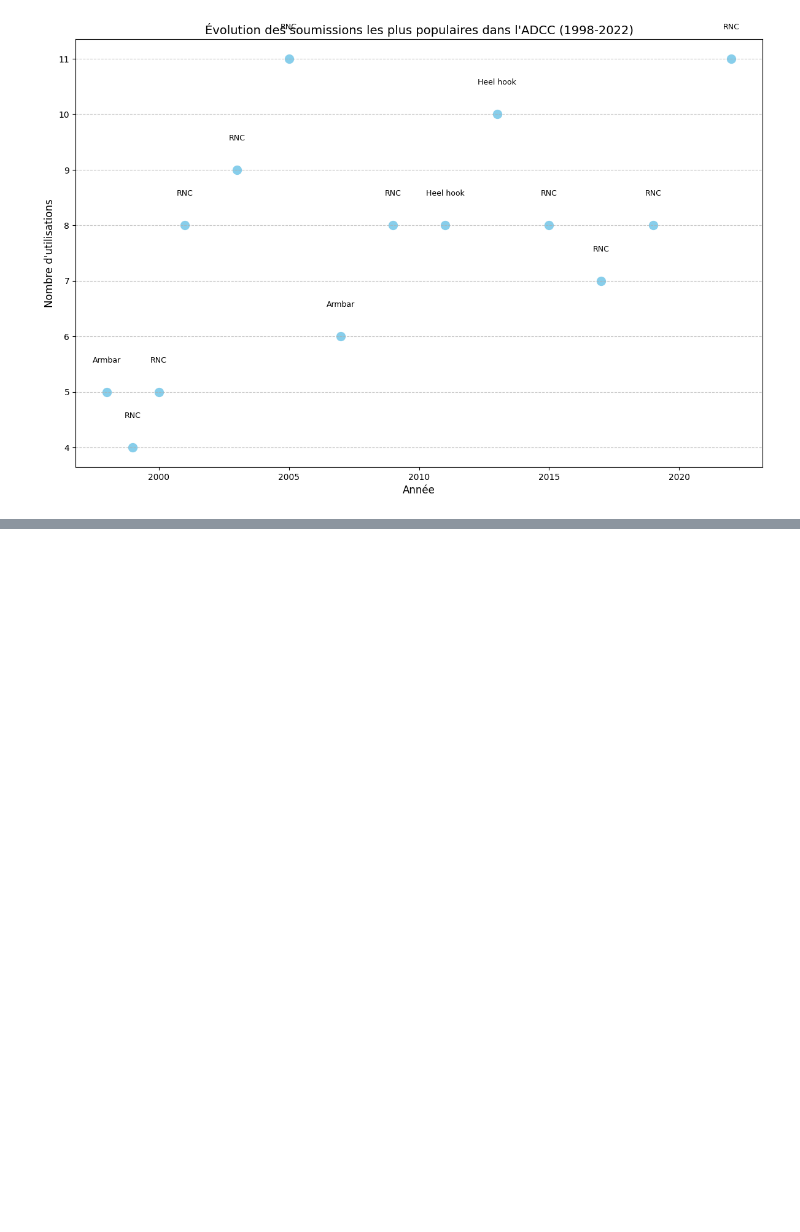
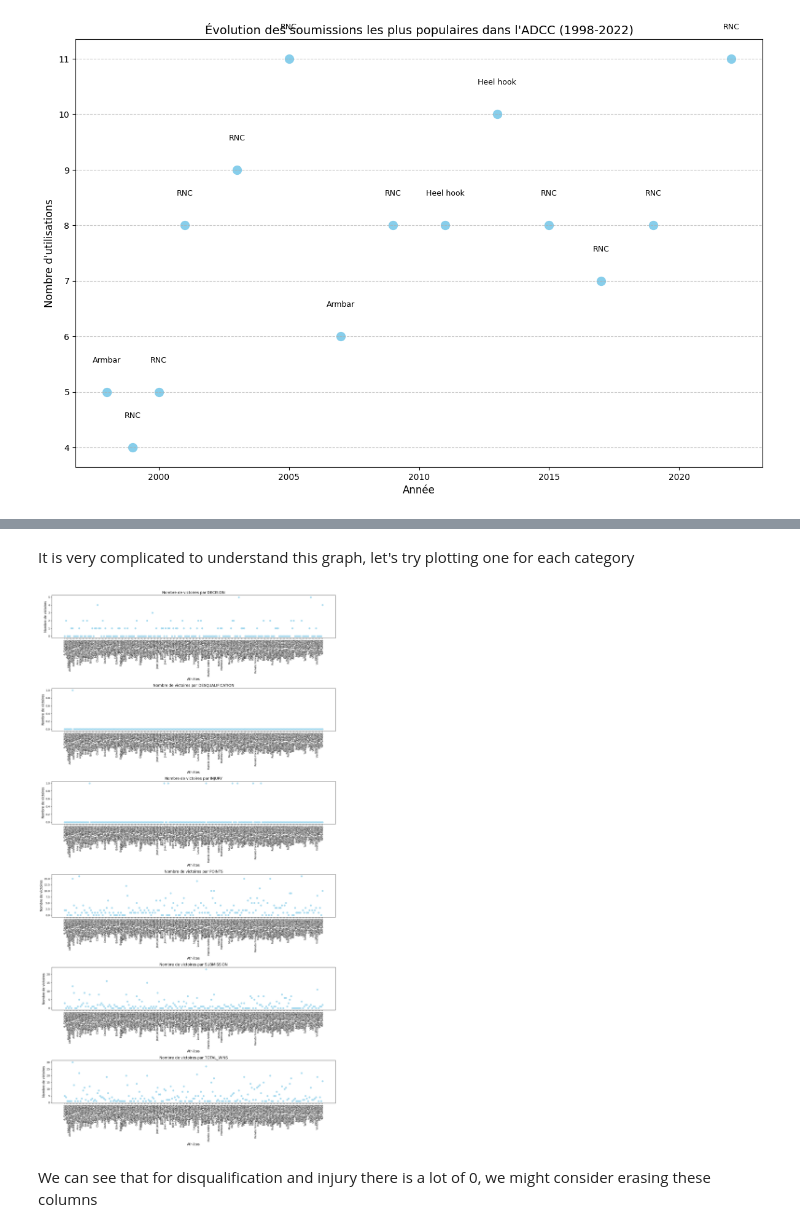
Before and after one commit to iliasak47/adcc, a Jupyter notebook: Clustering_ADCC.ipynb, the cells around one changed output, grey strips where cells are left out. Saved outputs shown, nothing was run; the diff lists cells and outputs as text; code cells hidden in the pictures; blank space fills up the shorter version.

```diff
--- a/Clustering_ADCC.ipynb
+++ b/Clustering_ADCC.ipynb
@@ -314,0 +412,21 @@ plt.show()
+# %% [markdown]
+It is very complicated to understand this graph, let's try plotting one for each category
+# %%
+# Create a figure with as much graphics as types of victory
+fig, axes = plt.subplots(len(pivoted.columns), 1, figsize=(16, 30))
+
+# A visualization for each type of victory
+for i, win_type in enumerate(pivoted.columns):
+    axes[i].scatter(pivoted.index, pivoted[win_type], alpha=0.7, color='skyblue')
+    axes[i].set_title(f"Nombre de victoires par {win_type}", fontsize=14)
+    axes[i].set_xlabel("Athlètes", fontsize=12)
+    axes[i].set_ylabel("Nombre de victoires", fontsize=12)
+    axes[i].tick_params(axis='x', rotation=90)  # Incliner les noms des athlètes
+
+# Adjust the spaces between the vizualisations
+plt.tight_layout()
+plt.show()
+# %% [output]
+[figure, added]
+# %% [markdown]
+We can see that for disqualification and injury there is a lot of 0, we might consider erasing these columns
```
Also changed, not shown: parts of 13 cells of this notebook.
